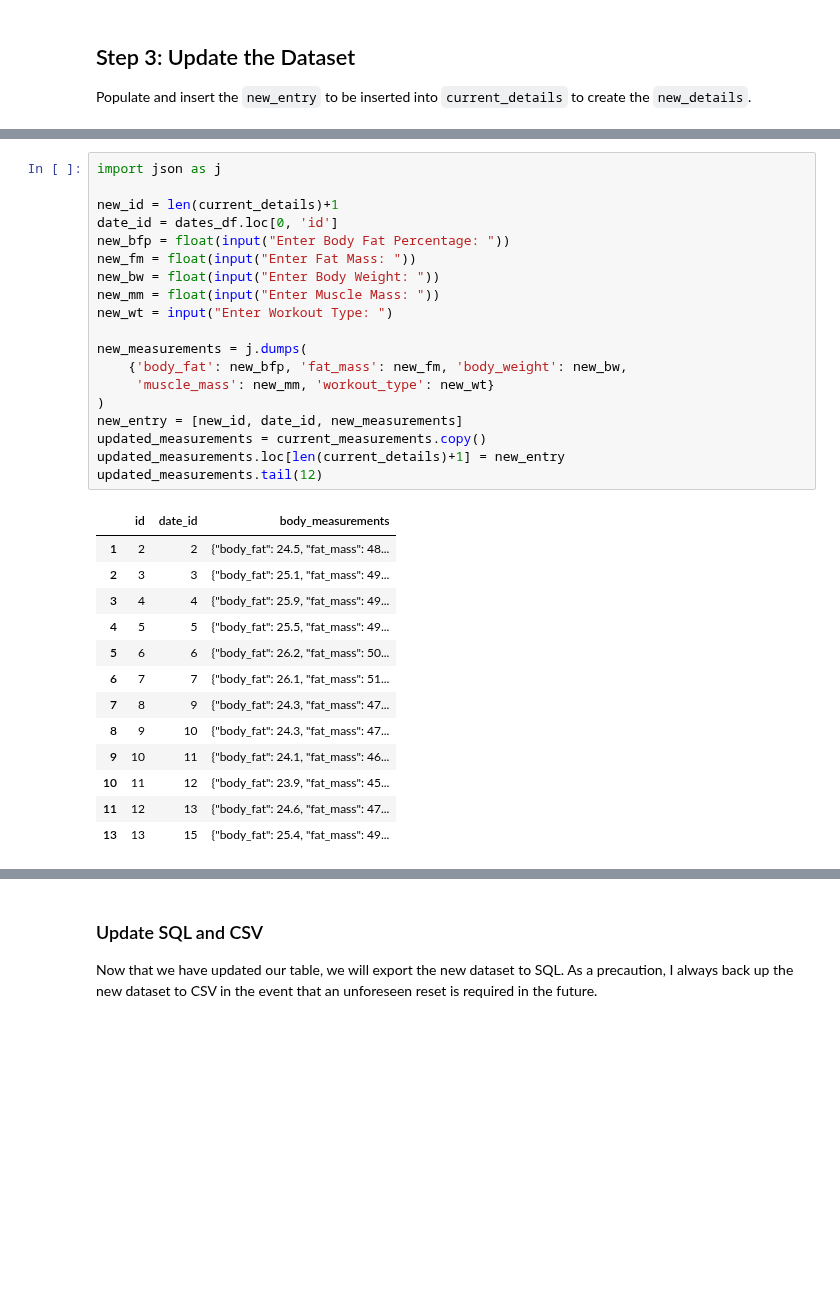
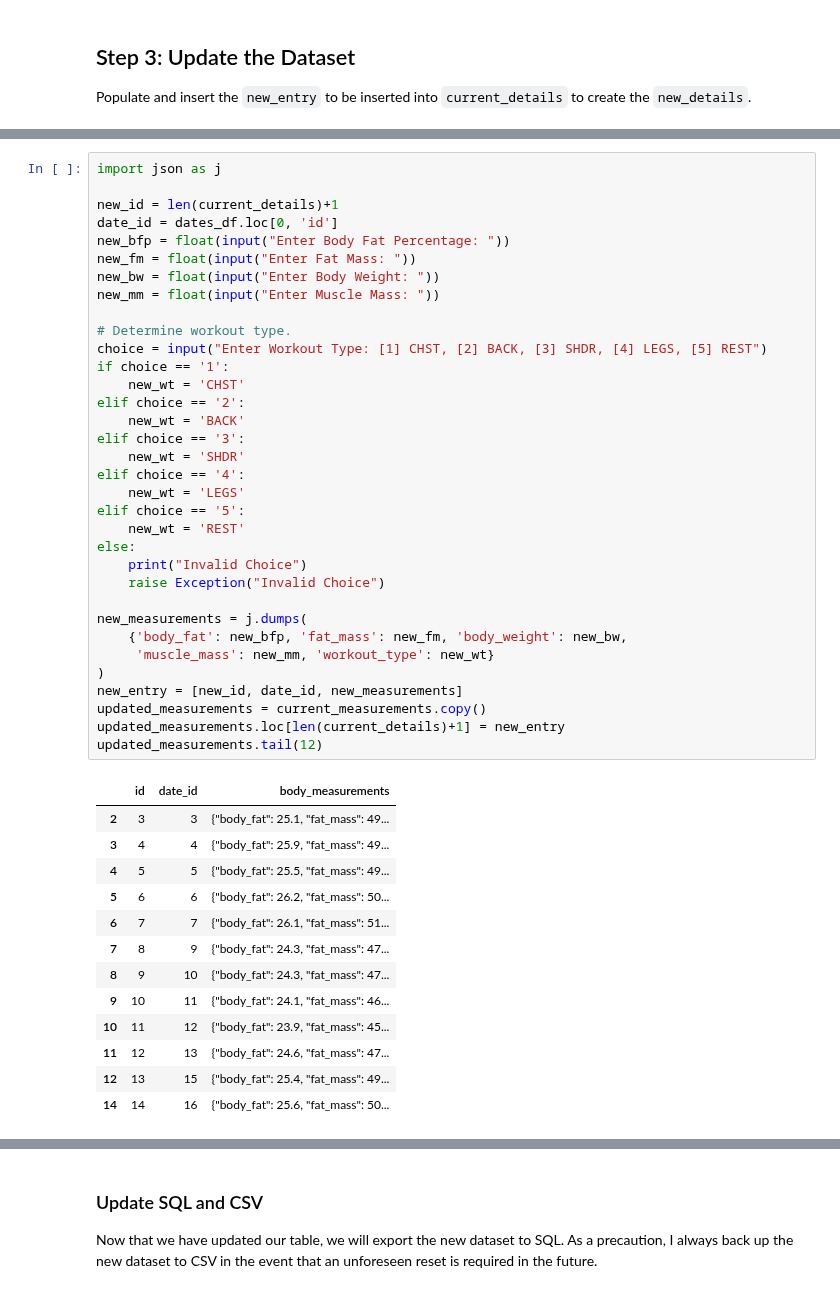
Before and after one commit to Artuk009/NewDIetAndExercise, a Jupyter notebook: Diet_Stuff/body_measurements_v2.ipynb, the cells around one changed output, grey strips where cells are left out. Saved outputs shown, nothing was run; the diff lists cells and outputs as text; blank space fills up the shorter version.

```diff
--- a/Diet_Stuff/body_measurements_v2.ipynb
+++ b/Diet_Stuff/body_measurements_v2.ipynb
@@ -115,25 +116,39 @@ current_measurements
 # %%
 import json as j
 
 new_id = len(current_details)+1
 date_id = dates_df.loc[0, 'id']
 new_bfp = float(input("Enter Body Fat Percentage: "))
 new_fm = float(input("Enter Fat Mass: "))
 new_bw = float(input("Enter Body Weight: "))
 new_mm = float(input("Enter Muscle Mass: "))
-new_wt = input("Enter Workout Type: ")
+
+# Determine workout type.
+choice = input("Enter Workout Type: [1] CHST, [2] BACK, [3] SHDR, [4] LEGS, [5] REST")
+if choice == '1':
+    new_wt = 'CHST'
+elif choice == '2':
+    new_wt = 'BACK'
+elif choice == '3':
+    new_wt = 'SHDR'
+elif choice == '4':
+    new_wt = 'LEGS'
+elif choice == '5':
+    new_wt = 'REST'
+else:
+    print("Invalid Choice")
+    raise Exception("Invalid Choice")
 
 new_measurements = j.dumps(
     {'body_fat': new_bfp, 'fat_mass': new_fm, 'body_weight': new_bw,
      'muscle_mass': new_mm, 'workout_type': new_wt}
 )
 new_entry = [new_id, date_id, new_measurements]
 updated_measurements = current_measurements.copy()
 updated_measurements.loc[len(current_details)+1] = new_entry
 updated_measurements.tail(12)
 # %% [output]
 |  | id | date_id | body_measurements |
-| 1 | 2 | 2 | {"body_fat": 24.5, "fat_mass": 48... |
 | 2 | 3 | 3 | {"body_fat": 25.1, "fat_mass": 49... |
 | 3 | 4 | 4 | {"body_fat": 25.9, "fat_mass": 49... |
 | 4 | 5 | 5 | {"body_fat": 25.5, "fat_mass": 49... |
@@ -144,7 +159,8 @@ updated_measurements.tail(12)
 | 9 | 10 | 11 | {"body_fat": 24.1, "fat_mass": 46... |
 | 10 | 11 | 12 | {"body_fat": 23.9, "fat_mass": 45... |
 | 11 | 12 | 13 | {"body_fat": 24.6, "fat_mass": 47... |
-| 13 | 13 | 15 | {"body_fat": 25.4, "fat_mass": 49... |
+| 12 | 13 | 15 | {"body_fat": 25.4, "fat_mass": 49... |
+| 14 | 14 | 16 | {"body_fat": 25.6, "fat_mass": 50... |
 # %%
 last_entry = updated_measurements[updated_measurements['id'] > original_len]
 last_entry
```
Also changed, not shown: parts of 12 cells of this notebook, 5 other files.
